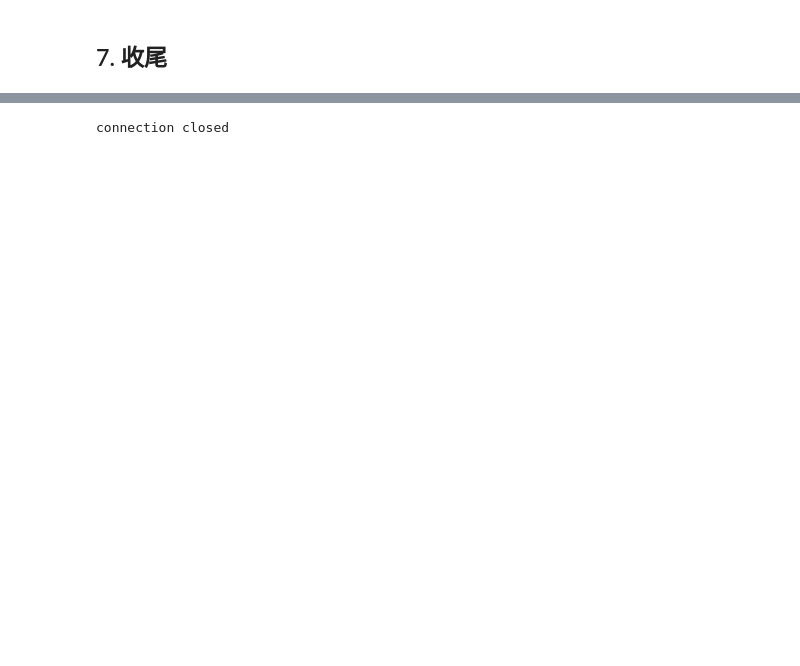
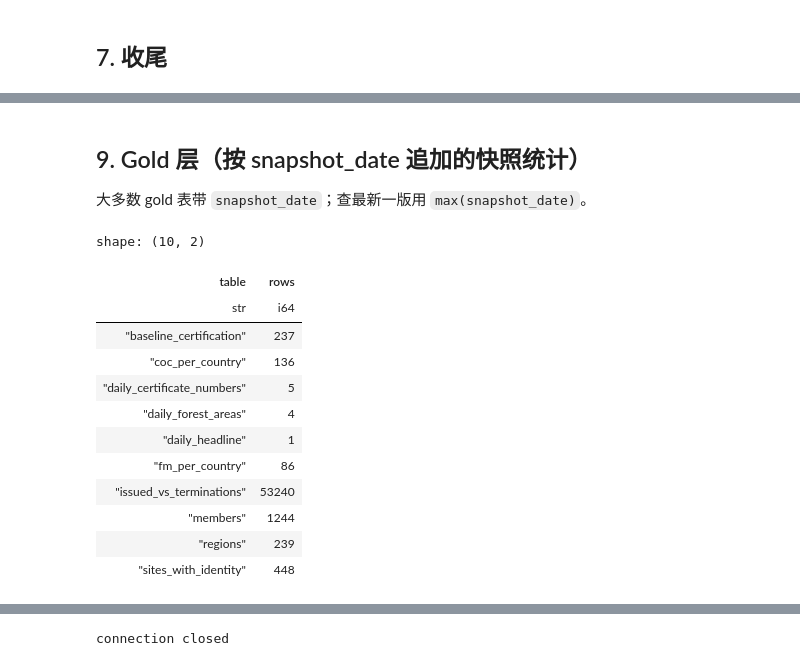
Before and after one commit to ChongSeanZeng/dagster, a Jupyter notebook: explore_ducklake.ipynb, the cells around one changed output, grey strips where cells are left out. Drawn from its saved outputs; the diff is of its cells as text; code cells hidden in the pictures; blank space fills up the shorter version.

```diff
--- a/explore_ducklake.ipynb
+++ b/explore_ducklake.ipynb
@@ -212,0 +264,22 @@ shape: (10, 3)
+# %% [markdown]
+## 9. Gold 层（按 snapshot_date 追加的快照统计）
+
+大多数 gold 表带 `snapshot_date`；查最新一版用 `max(snapshot_date)`。
+# %%
+gd = q("""SELECT table_name FROM information_schema.tables
+    WHERE table_catalog='lake' AND table_schema='gold' ORDER BY 1""")["table_name"].to_list()
+pl.DataFrame([{"table": t, "rows": con.execute(f'SELECT count(*) FROM lake.gold."{t}"').fetchone()[0]} for t in gd])
+# %% [output]
+shape: (10, 2)
+| table | rows |
+| str | i64 |
+| "baseline_certification" | 237 |
+| "coc_per_country" | 136 |
+| "daily_certificate_numbers" | 5 |
+| "daily_forest_areas" | 4 |
+| "daily_headline" | 1 |
+| "fm_per_country" | 86 |
+| "issued_vs_terminations" | 53240 |
+| "members" | 1244 |
+| "regions" | 239 |
+| "sites_with_identity" | 448 |
```
Also changed, not shown: parts of 9 cells of this notebook, 4 other files.
